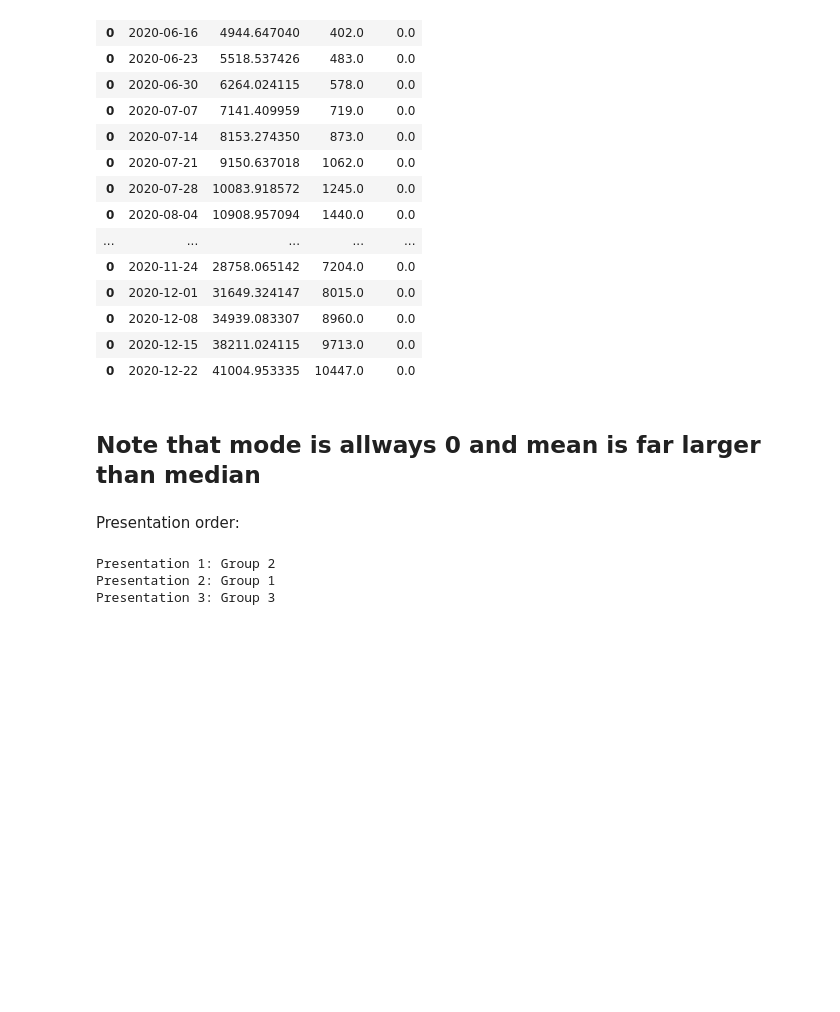
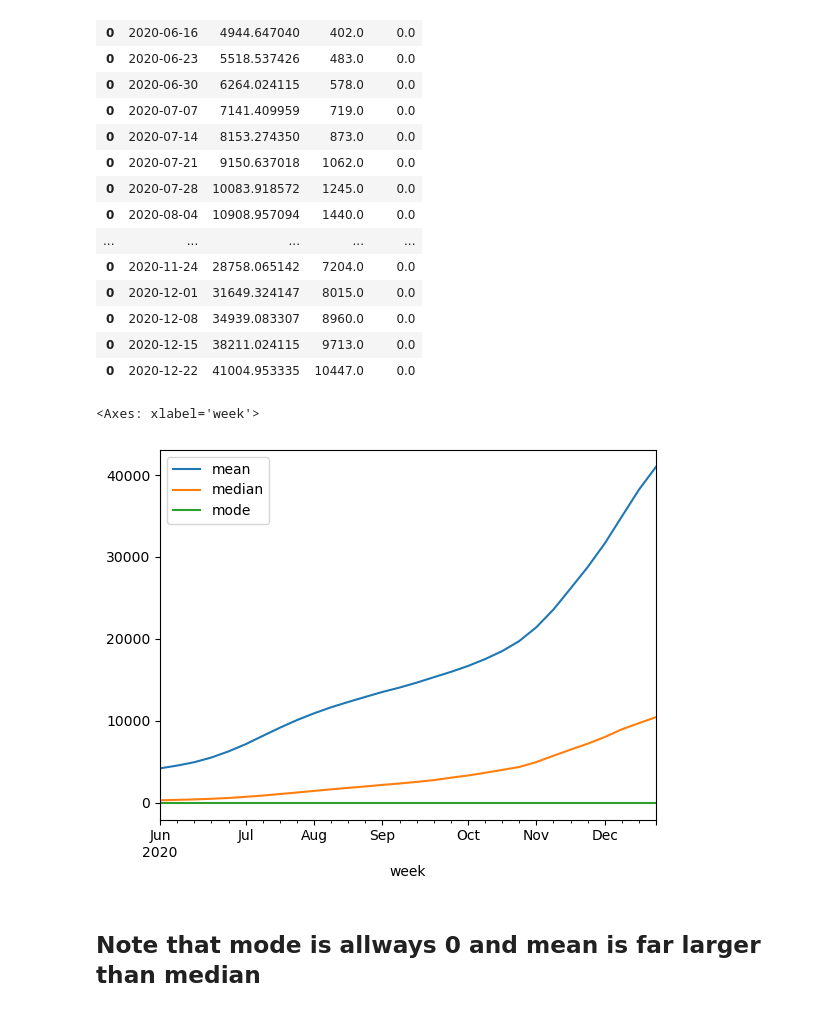
Before and after one commit to aiwayemi/Group-1, a Jupyter notebook: Project Stage - II_Kevin_Hayes.ipynb, the cells around one changed output. Cells and saved outputs as stored; diff of their text form; code cells hidden in the pictures; blank space fills up the shorter version.

```diff
--- a/Project Stage - II_Kevin_Hayes.ipynb
+++ b/Project Stage - II_Kevin_Hayes.ipynb
@@ -167,17 +167,10 @@ infection_stats
 | 0 | 2020-12-08 | 34939.083307 | 8960.0 | 0.0 |
 | 0 | 2020-12-15 | 38211.024115 | 9713.0 | 0.0 |
 | 0 | 2020-12-22 | 41004.953335 | 10447.0 | 0.0 |
+# %%
+infection_stats.plot(x = "week")
+# %% [output]
+<Axes: xlabel='week'>
+[figure, added]
 # %% [markdown]
 ## Note that mode is allways 0 and mean is far larger than median
-# %% [markdown]
-Presentation order:
-# %%
-import random
-group = ['Group 1','Group 2','Group 3']
-random.shuffle(group)
-for i, group in enumerate(group, start=1):
-    print(f"Presentation {i}: {group}")
-# %% [output]
-Presentation 1: Group 2
-Presentation 2: Group 1
-Presentation 3: Group 3
```
Also changed, not shown: parts of 8 cells of this notebook, 1 other file.
